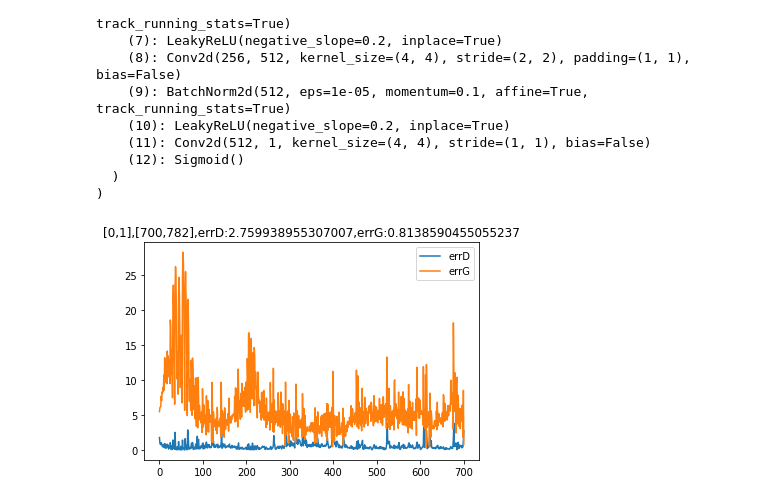
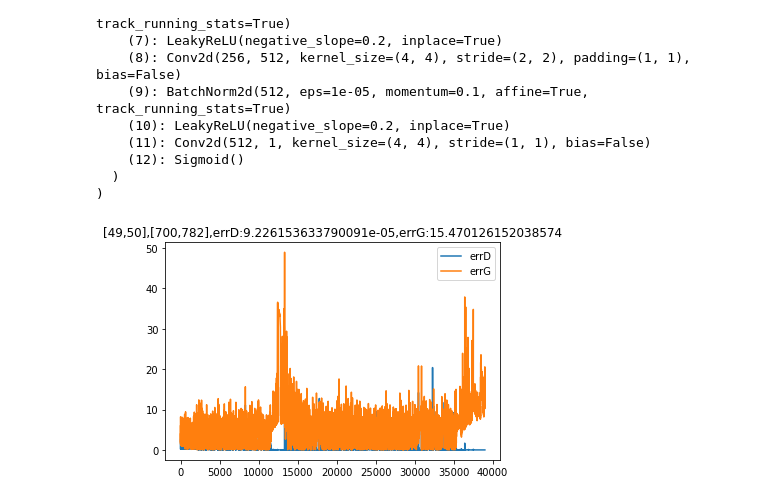
Before and after one commit to EighteenSprings/Pytorch_Tutorial, a Jupyter notebook: DCGAN.ipynb, the cells around one changed output. Saved outputs shown, nothing was run; the diff lists cells and outputs as text; code cells hidden in the pictures.

```diff
--- a/DCGAN.ipynb
+++ b/DCGAN.ipynb
@@ -193,8 +193,9 @@ optimizerG = optim.Adam(netG.parameters(), lr=lr, betas=(beta1, 0.999))
 dataloader = torch.utils.data.DataLoader(dataset, batch_size=batchSize, shuffle=True, num_workers=4)
 # %%
 from IPython import display
+import torchvision.utils as vutils
 
-Epoches = 1
+Epoches = 50
 
 outf = 'models'
 try:
@@ -244,31 +245,41 @@ for epoch in range(Epoches):
         output = netD(fake)
         errG = criterion(output, label)
         errG.backward()
         D_G_z2 = output.mean().item()
         optimizerG.step()
 
         errD_lst.append(errD.item())
         errG_lst.append(errG.item())
 
         # print('[%d/%d][%d/%d] Loss_D: %.4f Loss_G: %.4f D(x): %.4f D(G(z)): %.4f / %.4f'
         #       % (epoch, Epoches, i, len(dataloader),
         #          errD.item(), errG.item(), D_x, D_G_z1, D_G_z2))
         if i%100 == 0:
             plt.ion()
             plt.cla()
             plt.plot(list(range(len(errD_lst))), errD_lst, label='errD')
             plt.plot(list(range(len(errG_lst))), errG_lst, label='errG')
             plt.title(f'[{epoch},{Epoches}],[{i},{len(dataloader)}],errD:{errD},errG:{errG}')
             plt.legend()
             plt.pause(0.5)
 
             display.clear_output(wait=True)
 
+        if i % 100 == 0:
+            vutils.save_image(real,
+                    '%s/real_samples.png' % outf,
+                    normalize=True)
+            fake = netG(fixed_noise)
+            vutils.save_image(fake.detach(),
+                    '%s/fake_samples_epoch_%03d_iter_%03d.png' % (outf, epoch, i),
+                    normalize=True)
+
     plt.ioff()
     # plt.show()
+
 
     # do checkpointing
     torch.save(netG.state_dict(), '%s/netG_epoch_%d.pth' % (outf, epoch))
     torch.save(netD.state_dict(), '%s/netD_epoch_%d.pth' % (outf, epoch))
 # %% [output]
-[figure, old version]
+[figure, new version]
```
Also changed, not shown: parts of 1 cell of this notebook.
